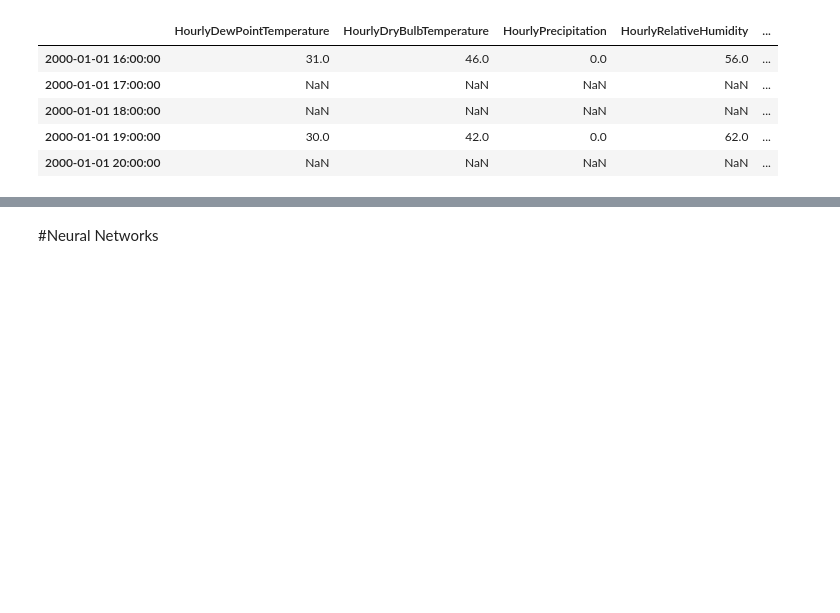
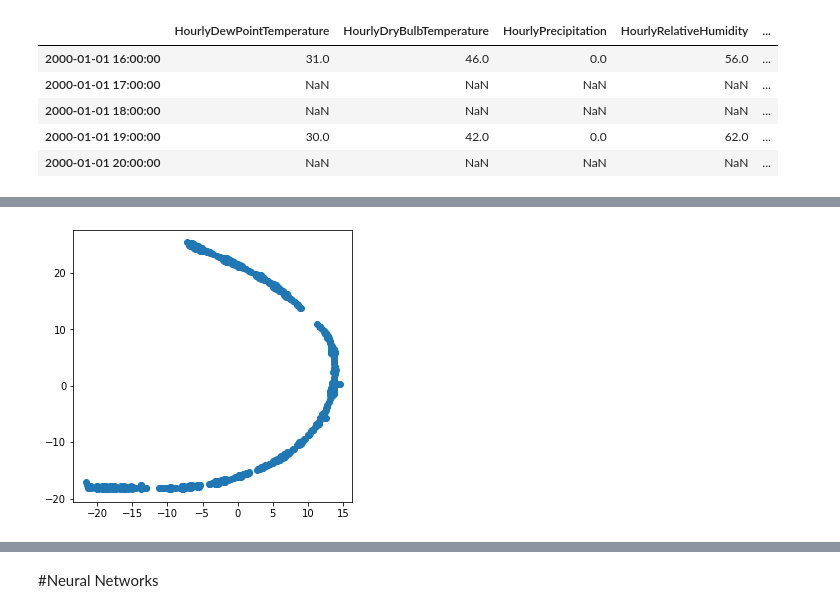
Before and after one commit to takao8/MLTSAProject, a Jupyter notebook: RNN_network_code.ipynb, the cells around one changed output, grey strips where cells are left out. Saved outputs shown, nothing was run; the diff lists cells and outputs as text; code cells hidden in the pictures; blank space fills up the shorter version.

```diff
--- a/RNN_network_code.ipynb
+++ b/RNN_network_code.ipynb
@@ -264,0 +393,3 @@ pl.xscale('log')
+# %%
+means = df_resampledn.groupby([df_resampledn.index.month, df_resampledn.index.day])[['Nepool_Load_Hist']].mean()
+stds = df_resampledn.groupby([df_resampledn.index.month, df_resampledn.index.day])[['Nepool_Load_Hist']].std()
@@ -264,0 +447,12 @@ pl.xscale('log')
+# %%
+
+%%time
+def linfit(x):
+    x.dropna(inplace=True)
+    pars = np.polyfit(range(len(x)), x.values, 1)
+    return pars
+linfits = df_resampledn.groupby([df_resampledn.index.month, df_resampledn.index.day])['Nepool_Load_Hist'].apply(linfit)
+slopes = [x[0] for x in linfits.values[:]]
+intercepts = [x[1] for x in linfits.values[:]]
+features["slopes"] = slopes
+features["intercepts"] = intercepts
@@ -264,0 +462,13 @@ pl.xscale('log')
+# %%
+def quadfit(x):
+    x.dropna(inplace=True)
+    pars = np.polyfit(range(len(x)), x.values, 2)
+    return pars
+quadfits = df_resampledn.groupby([df_resampledn.index.month, df_resampledn.index.day])['Nepool_Load_Hist'].apply(quadfit)
+ll1 = [x[0] for x in quadfits.values[:]]
+ll2 = [x[1] for x in quadfits.values[:]]
+ll3 = [x[2] for x in quadfits.values[:]]
+
+features["ll1"] = ll1
+features["ll2"] = ll2
+features["ll3"] = ll3
@@ -264,0 +493,10 @@ pl.xscale('log')
+# %%
+%%time
+X = features.iloc[:,:-1]
+y = features.iloc[:,-1]
+
+import sklearn
+from sklearn.model_selection import train_test_split
+
+X_train, X_test, y_train, y_test  = train_test_split( X, y, test_size=0.25, random_state=345, shuffle=True)
+#remember to use the random state so that your work is reproducible and use a split between 60-40 and 75-25.
@@ -264,0 +525,9 @@ pl.xscale('log')
+# %%
+%%time
+X_embedded = TSNE(n_components=2, random_state=345).fit_transform(X)
+X_embedded.shape
+pl.figure(figsize=(5,5))
+pl.scatter(X_embedded[:,0], X_embedded[:,1])
+pl.show()
+# %% [output]
+[figure, added]
```
Also changed, not shown: parts of 72 cells of this notebook.
